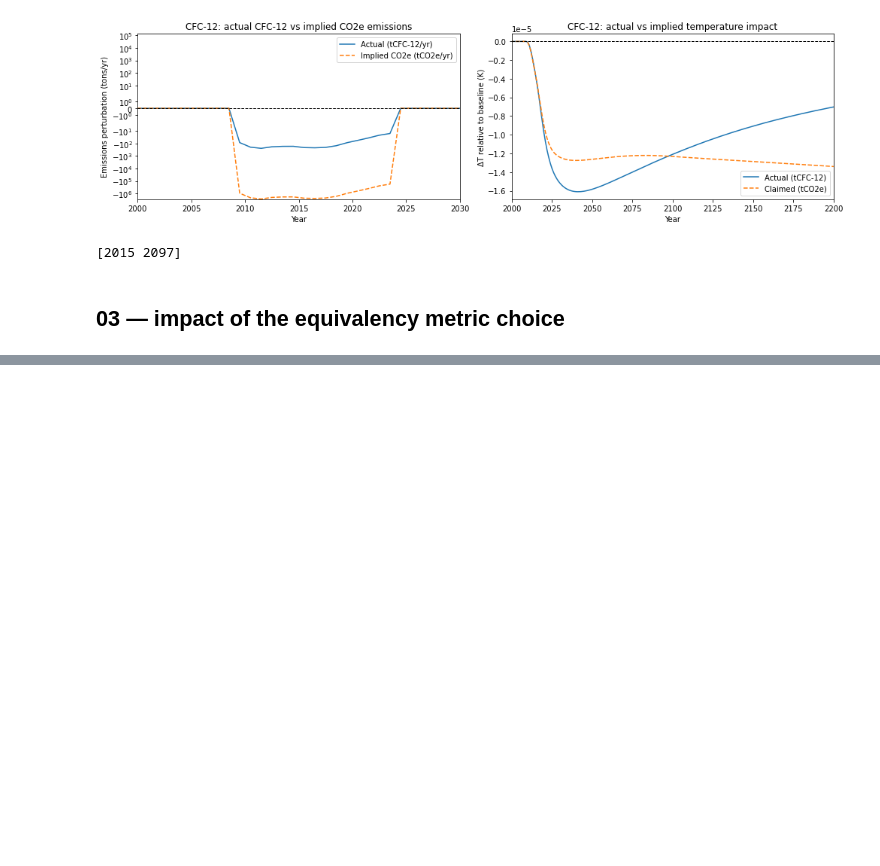
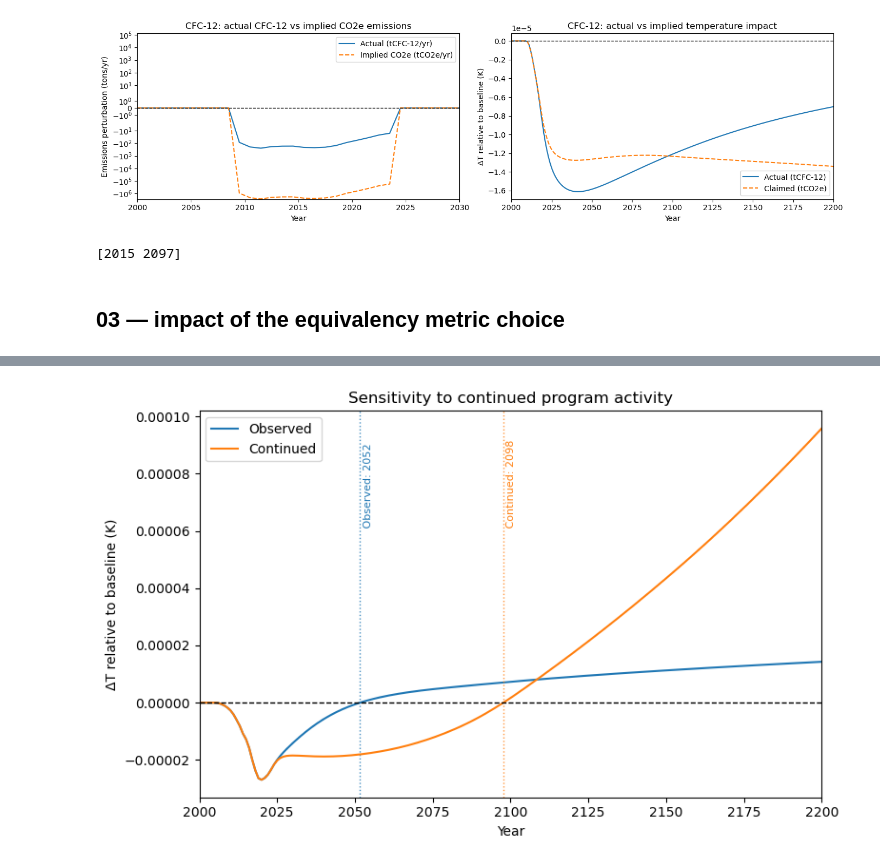
Before and after one commit to carbonplan/slcp-offsetting, a Jupyter notebook: notebooks/02a_ca_analysis.ipynb, the cells around one changed output, grey strips where cells are left out. Drawn from its saved outputs; the diff is of its cells as text; code cells hidden in the pictures; blank space fills up the shorter version.

```diff
--- a/notebooks/02a_ca_analysis.ipynb
+++ b/notebooks/02a_ca_analysis.ipynb
@@ -385,0 +541,88 @@ print(crossover_years.astype(int))
+# %%
+# In this test, the 2010 - 2024 average CH4, CFC12 and Co2 project fluxes and corresponging jsutified CO2 emissions are calculated using
+# CH4 and CFC12 GWP100 (25 and 109000, respectively), then assume those project and justified fluxes continue for 200 years.
+# The release of temporary CO2 storage is ignored to assess SLCP temperature evolution.
+
+extension_start = 2025
+extension_end = 2200
+
+avg_window_start = 2010
+avg_window_end = 2024
+
+# ignore forest re-release rows after 2025
+df_p_observed = df_p[df_p["year"] <= 2025].copy()
+
+# calculate average annual project fluxes from 2010-2024
+avg_project_fluxes = df_p_observed[
+    (df_p_observed["year"] >= avg_window_start) &
+    (df_p_observed["year"] <= avg_window_end)
+][["co2_flux", "ch4_flux", "cfc-12_flux"]].mean()
+
+avg_co2_flux = avg_project_fluxes["co2_flux"]
+avg_ch4_flux = avg_project_fluxes["ch4_flux"]
+avg_cfc12_flux = avg_project_fluxes["cfc-12_flux"]
+
+# convert average annual project fluxes to total co2e credits
+avg_co2e_credits = -1 * (
+    avg_co2_flux +
+    avg_ch4_flux * 25 +
+    avg_cfc12_flux * 10900)
+
+print("2010-2024 average CO2 project flux (tCO2/yr):", avg_co2_flux)
+print("2010-2024 average CH4 project flux (tCH4/yr):", avg_ch4_flux)
+print("2010-2024 average CFC-12 project flux (tCFC-12/yr):", avg_cfc12_flux)
+print("2010-2024 average total CO2e credits (tCO2e/yr):", avg_co2e_credits)
+
+# create extension rows
+extension_years = np.arange(extension_start, extension_end + 1)
+
+df_p_extension = pd.DataFrame({
+    "year": extension_years,
+    "co2_flux": avg_co2_flux,
+    "ch4_flux": avg_ch4_flux,
+    "cfc-12_flux": avg_cfc12_flux})
+
+df_e_extension = pd.DataFrame({
+    "year": extension_years,
+    "co2_justified": avg_co2e_credits,
+    "ch4_justified": 0,
+    "n2o_justified": 0})
+
+# combine observed and extended timeseries
+df_p_continued = pd.concat([df_p_observed[df_p_observed["year"] < extension_start], df_p_extension], ignore_index=True).sort_values("year")
+
+df_e_continued = pd.concat([df_e[df_e["year"] < extension_start], df_e_extension], ignore_index=True).sort_values("year")
+
+# run observed and continued-program cases
+years_observed, temp_observed = run_program_fair(df_p_observed, df_e)
+years_continued, temp_continued = run_program_fair(df_p_continued, df_e_continued)
+
+
+#  --- plot with crossover years  ---
+
+continued_results = {
+    "Observed": temp_observed,
+    "Continued": temp_continued}
+
+plt.figure(figsize=(8, 5))
+ax = plt.gca()
+
+for label, temp in continued_results.items():
+    line, = ax.plot(years_observed, temp, label=label)
+    color = line.get_color()
+
+    crossover_year = find_crossover_year(years_observed, temp)
+
+    if not np.isnan(crossover_year):
+        ax.axvline(crossover_year, linestyle=":", linewidth=1, color=color, alpha=0.8)
+        ax.text(crossover_year+1, 0.00006, f" {label}: {crossover_year:.0f}", color=color, rotation=90, va="bottom", ha="left", fontsize=8)
+
+ax.axhline(0, linestyle="--", linewidth=1, color="k")
+ax.set_xlim(2000, 2200)
+ax.set_xlabel("Year")
+ax.set_ylabel("ΔT relative to baseline (K)")
+ax.set_title("Sensitivity to continued program activity")
+ax.legend()
+plt.tight_layout()
+plt.show()
+# %% [output]
@@ -385,0 +633 @@ print(crossover_years.astype(int))
+[figure, added]
```
Also changed, not shown: parts of 13 cells of this notebook.
